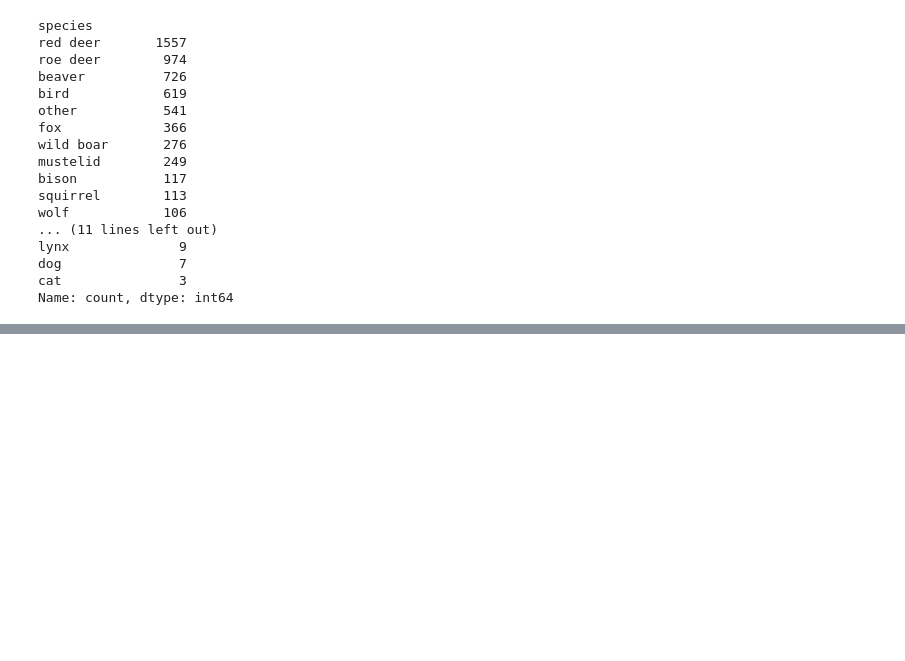
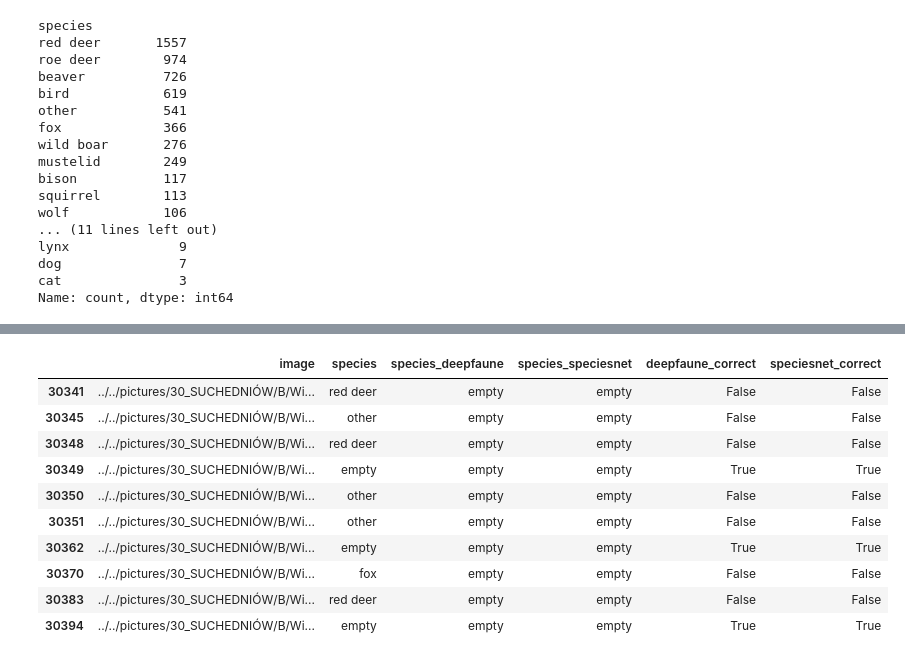
Before and after one commit to PLKplkPLK/mgr, a Jupyter notebook: results_unification.ipynb, the cells around one changed output, grey strips where cells are left out. Saved outputs shown, nothing was run; the diff lists cells and outputs as text; code cells hidden in the pictures; blank space fills up the shorter version.

```diff
--- a/results_unification.ipynb
+++ b/results_unification.ipynb
@@ -356,0 +476,15 @@ Name: count, dtype: int64
+# %%
+pd.set_option('display.max_colwidth', None)
+merged[merged.species_deepfaune == 'empty'][-50:-40]
+# %% [output]
+|  | image | species | species_deepfaune | species_speciesnet | deepfaune_correct | speciesnet_correct |
+| 30341 | ../../pictures/30_SUCHEDNIÓW/B/Wi... | red deer | empty | empty | False | False |
+| 30345 | ../../pictures/30_SUCHEDNIÓW/B/Wi... | other | empty | empty | False | False |
+| 30348 | ../../pictures/30_SUCHEDNIÓW/B/Wi... | red deer | empty | empty | False | False |
+| 30349 | ../../pictures/30_SUCHEDNIÓW/B/Wi... | empty | empty | empty | True | True |
+| 30350 | ../../pictures/30_SUCHEDNIÓW/B/Wi... | other | empty | empty | False | False |
+| 30351 | ../../pictures/30_SUCHEDNIÓW/B/Wi... | other | empty | empty | False | False |
+| 30362 | ../../pictures/30_SUCHEDNIÓW/B/Wi... | empty | empty | empty | True | True |
+| 30370 | ../../pictures/30_SUCHEDNIÓW/B/Wi... | fox | empty | empty | False | False |
+| 30383 | ../../pictures/30_SUCHEDNIÓW/B/Wi... | red deer | empty | empty | False | False |
+| 30394 | ../../pictures/30_SUCHEDNIÓW/B/Wi... | empty | empty | empty | True | True |
```
Also changed, not shown: parts of 20 cells of this notebook, 1 other file.
